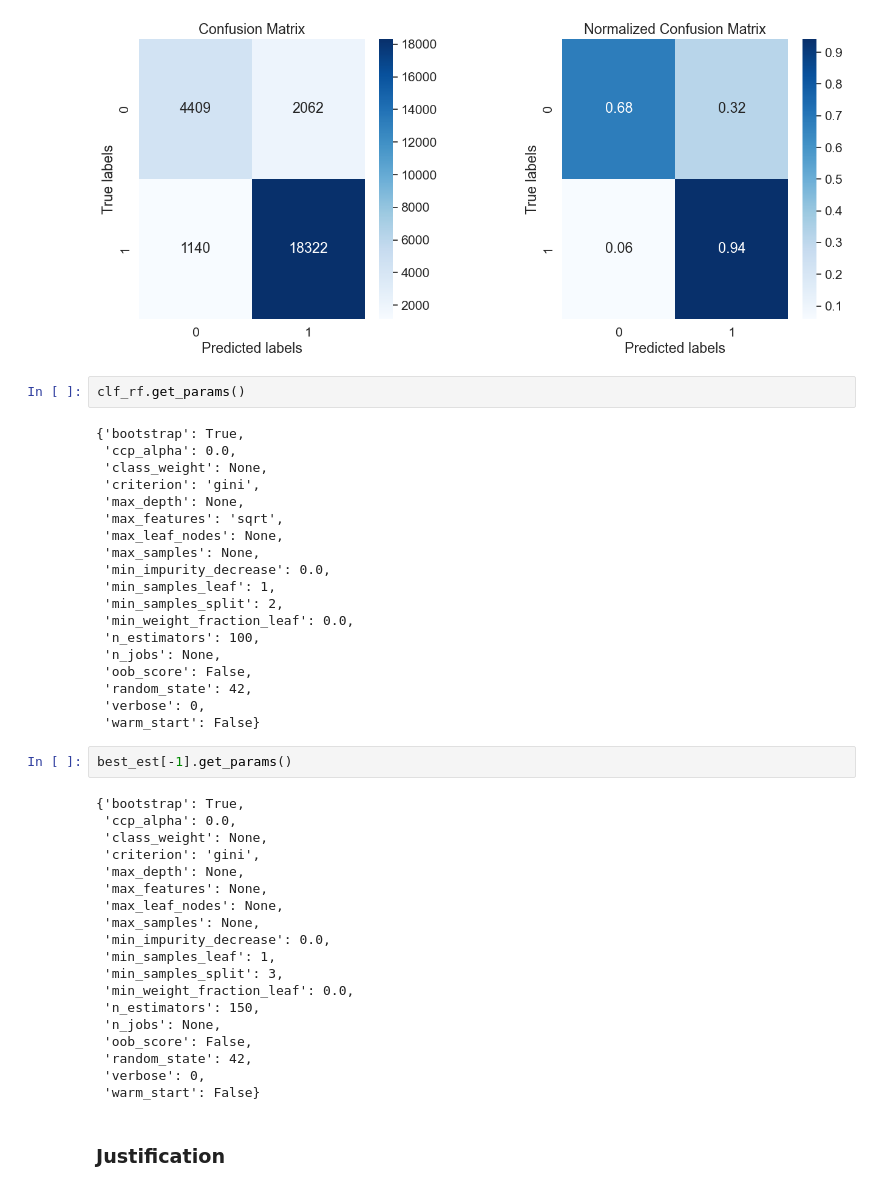
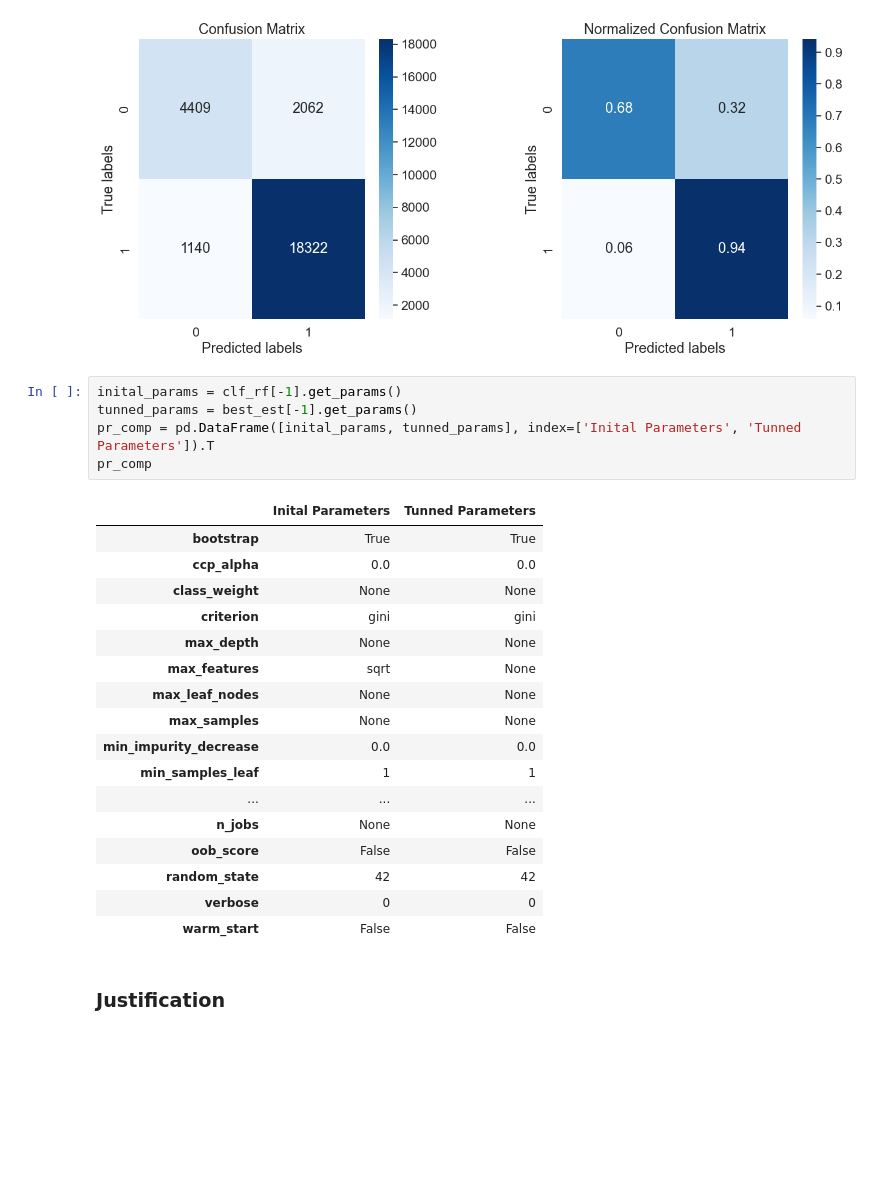
Before and after one commit to hunglng/dsnd-starbuck, a Jupyter notebook: Starbucks_Capstone_notebook.ipynb, the cells around one changed output. Cells and saved outputs as stored; diff of their text form; blank space fills up the shorter version.

```diff
--- a/Starbucks_Capstone_notebook.ipynb
+++ b/Starbucks_Capstone_notebook.ipynb
@@ -813,48 +866,29 @@ plt.title('Normalized Confusion Matrix')
 plt.grid(True);
 # %% [output]
 [figure]
-# %%
-clf_rf.get_params()
-# %% [output]
-{'bootstrap': True,
- 'ccp_alpha': 0.0,
- 'class_weight': None,
- 'criterion': 'gini',
- 'max_depth': None,
- 'max_features': 'sqrt',
- 'max_leaf_nodes': None,
- 'max_samples': None,
- 'min_impurity_decrease': 0.0,
- 'min_samples_leaf': 1,
- 'min_samples_split': 2,
- 'min_weight_fraction_leaf': 0.0,
- 'n_estimators': 100,
- 'n_jobs': None,
- 'oob_score': False,
- 'random_state': 42,
- 'verbose': 0,
- 'warm_start': False}
-# %%
-best_est[-1].get_params()
-# %% [output]
-{'bootstrap': True,
- 'ccp_alpha': 0.0,
- 'class_weight': None,
- 'criterion': 'gini',
- 'max_depth': None,
- 'max_features': None,
- 'max_leaf_nodes': None,
- 'max_samples': None,
- 'min_impurity_decrease': 0.0,
- 'min_samples_leaf': 1,
- 'min_samples_split': 3,
- 'min_weight_fraction_leaf': 0.0,
- 'n_estimators': 150,
- 'n_jobs': None,
- 'oob_score': False,
- 'random_state': 42,
- 'verbose': 0,
- 'warm_start': False}
+# %%
+inital_params = clf_rf[-1].get_params()
+tunned_params = best_est[-1].get_params()
+pr_comp = pd.DataFrame([inital_params, tunned_params], index=['Inital Parameters', 'Tunned Parameters']).T
+pr_comp
+# %% [output]
+|  | Inital Parameters | Tunned Parameters |
+| bootstrap | True | True |
+| ccp_alpha | 0.0 | 0.0 |
+| class_weight | None | None |
+| criterion | gini | gini |
+| max_depth | None | None |
+| max_features | sqrt | None |
+| max_leaf_nodes | None | None |
+| max_samples | None | None |
+| min_impurity_decrease | 0.0 | 0.0 |
+| min_samples_leaf | 1 | 1 |
+| ... | ... | ... |
+| n_jobs | None | None |
+| oob_score | False | False |
+| random_state | 42 | 42 |
+| verbose | 0 | 0 |
+| warm_start | False | False |
 # %% [markdown]
 ### Justification
 # %%
```
Also changed, not shown: parts of 8 cells of this notebook.
